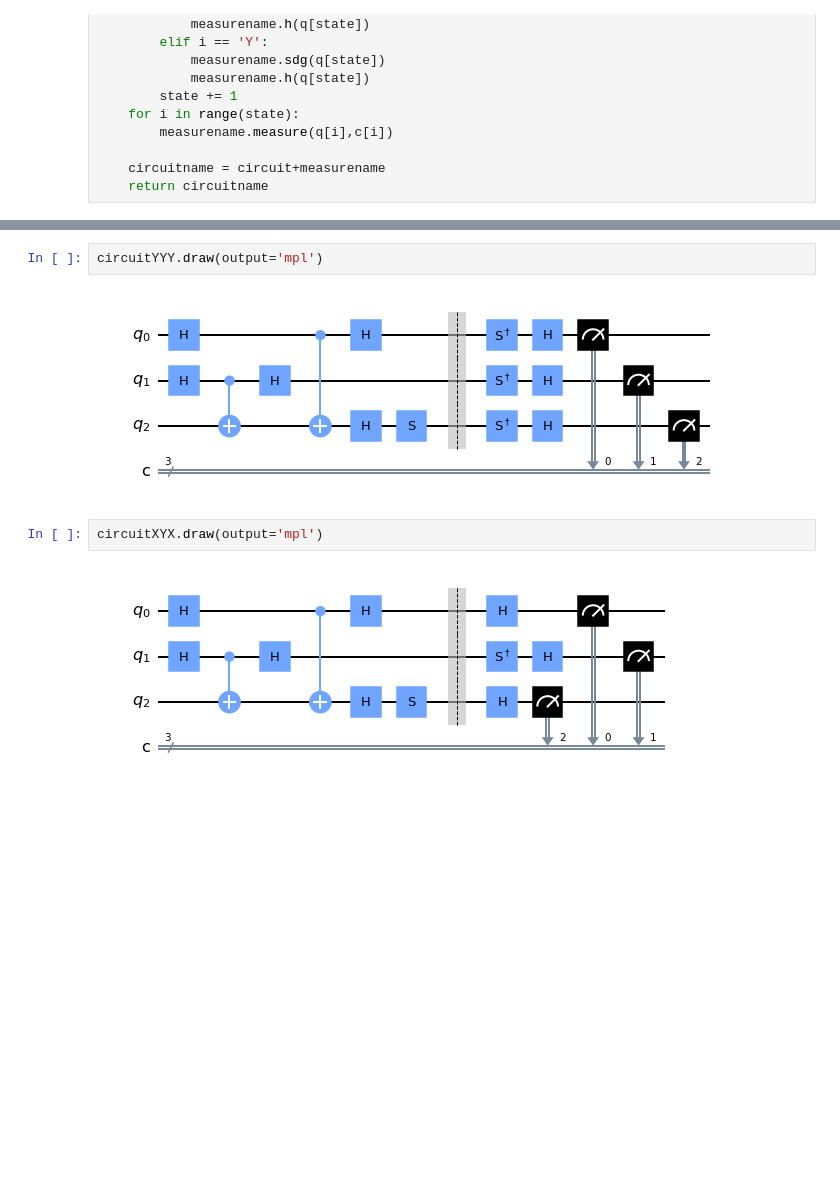
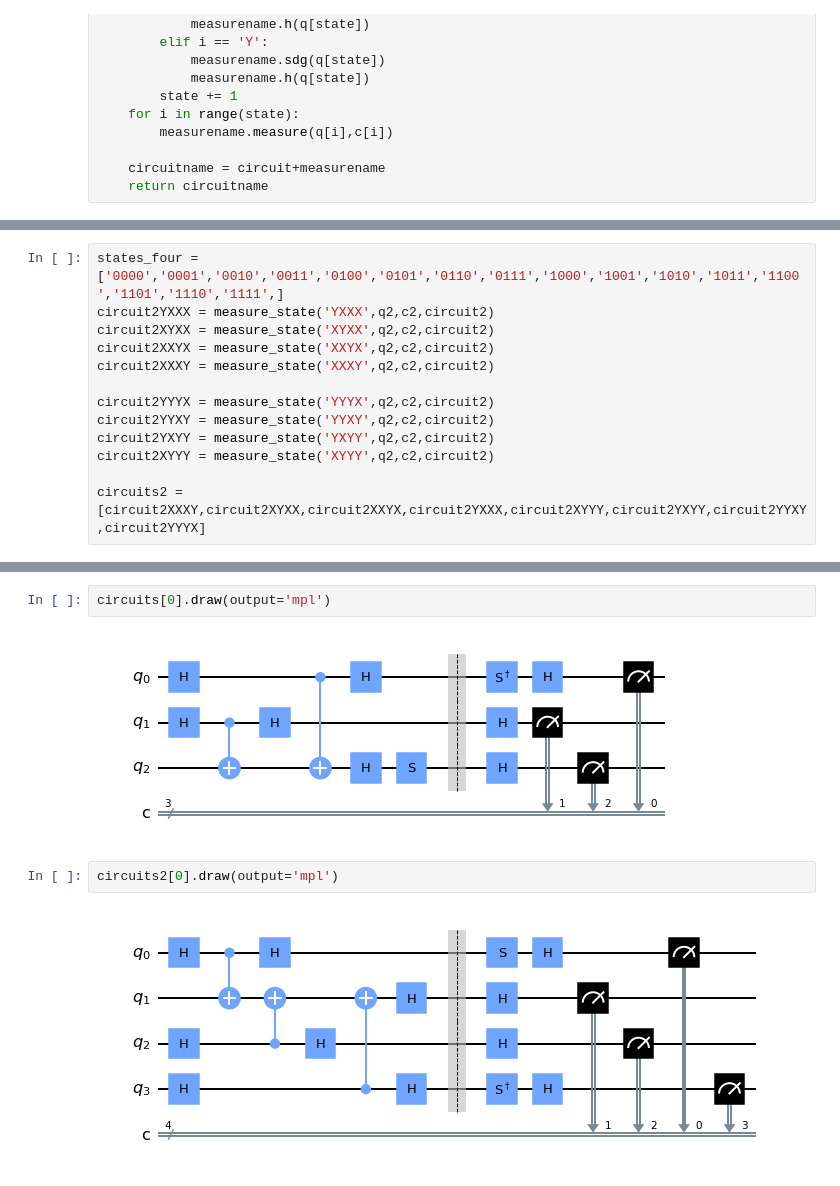
Before and after one commit to yagizgokce/MerminAndArdehaliTest, a Jupyter notebook: mermin.ipynb, the cells around one changed output, grey strips where cells are left out. Saved outputs shown, nothing was run; the diff lists cells and outputs as text; blank space fills up the shorter version.

```diff
--- a/mermin.ipynb
+++ b/mermin.ipynb
@@ -87,0 +118,13 @@ circuitYYY= measure_state('YYY',q1,c1,circuit)
+# %%
+states_four = ['0000','0001','0010','0011','0100','0101','0110','0111','1000','1001','1010','1011','1100','1101','1110','1111',]
+circuit2YXXX = measure_state('YXXX',q2,c2,circuit2)
+circuit2XYXX = measure_state('XYXX',q2,c2,circuit2)
+circuit2XXYX = measure_state('XXYX',q2,c2,circuit2)
+circuit2XXXY = measure_state('XXXY',q2,c2,circuit2)
+
+circuit2YYYX = measure_state('YYYX',q2,c2,circuit2)
+circuit2YYXY = measure_state('YYXY',q2,c2,circuit2)
+circuit2YXYY = measure_state('YXYY',q2,c2,circuit2)
+circuit2XYYY = measure_state('XYYY',q2,c2,circuit2)
+
+circuits2 = [circuit2XXXY,circuit2XYXX,circuit2XXYX,circuit2YXXX,circuit2XYYY,circuit2YXYY,circuit2YYXY,circuit2YYYX]
@@ -88,9 +152,9 @@ circuitYYY= measure_state('YYY',q1,c1,circuit)
 # %%
-circuitYYY.draw(output='mpl')
+circuits[0].draw(output='mpl')
 # %% [output]
-[figure, old version]
+[figure, new version]
 # %%
-circuitXYX.draw(output='mpl')
+circuits2[0].draw(output='mpl')
 # %% [output]
-[figure, old version]
+[figure, new version]
 # %%
```
Also changed, not shown: parts of 17 cells of this notebook.
